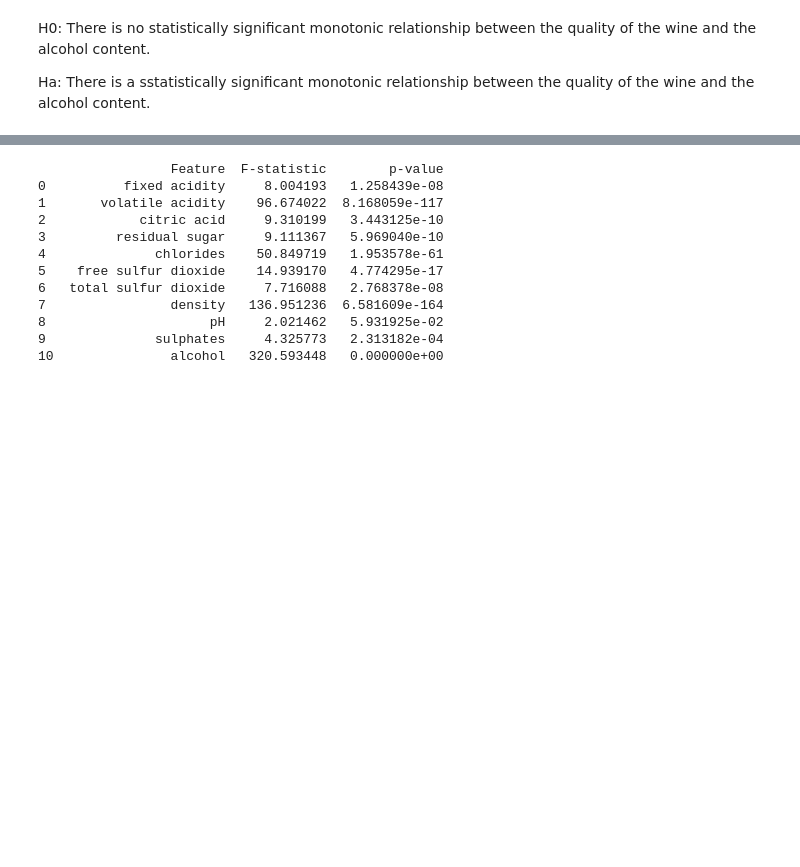
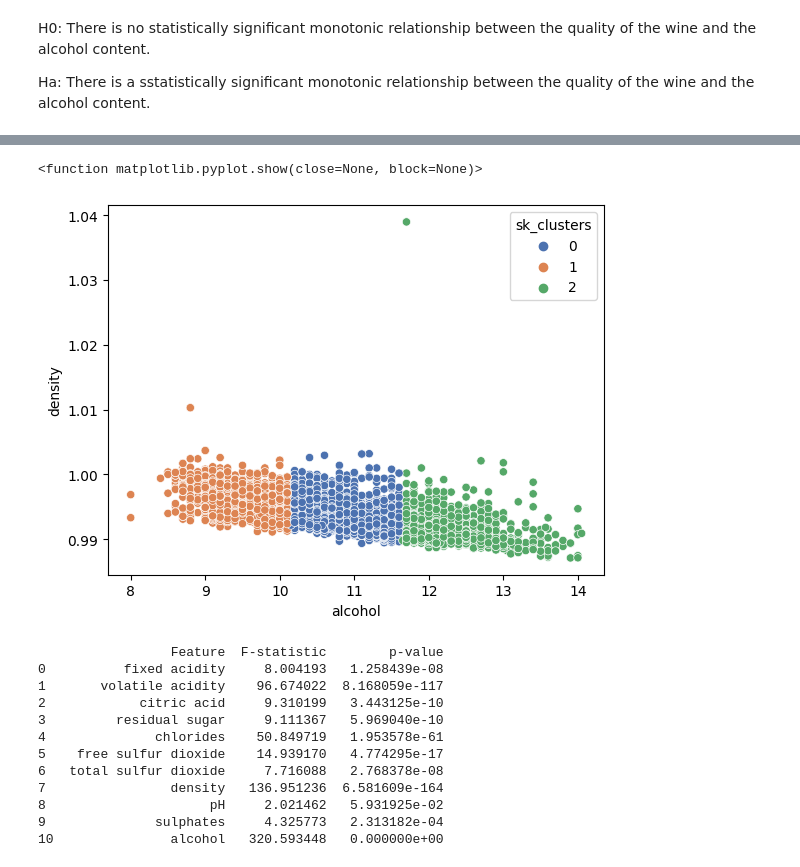
Before and after one commit to Clustering-Project/wine_quality_project, a Jupyter notebook: John/explore.ipynb, the cells around one changed output, grey strips where cells are left out. Saved outputs shown, nothing was run; the diff lists cells and outputs as text; code cells hidden in the pictures; blank space fills up the shorter version.

```diff
--- a/John/explore.ipynb
+++ b/John/explore.ipynb
@@ -184,3 +234,9 @@ There is a statistically significant Spearman's rank correlation (p-value = 0.00
+# %%
+sns.scatterplot(data=train, x='alcohol', y='density', hue='sk_clusters', palette='deep')
+plt.show
+# %% [output]
+<function matplotlib.pyplot.show(close=None, block=None)>
+[figure, added]
 # %%
 import pandas as pd
 import scipy.stats as stats
```
Also changed, not shown: parts of 15 cells of this notebook, 1 other file.
